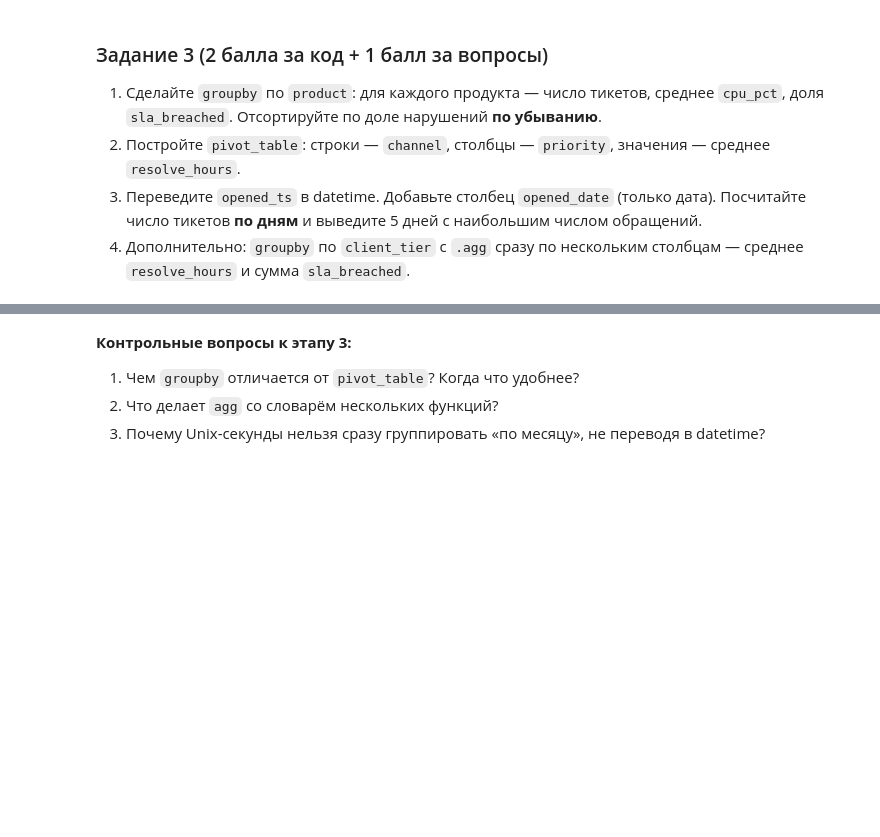
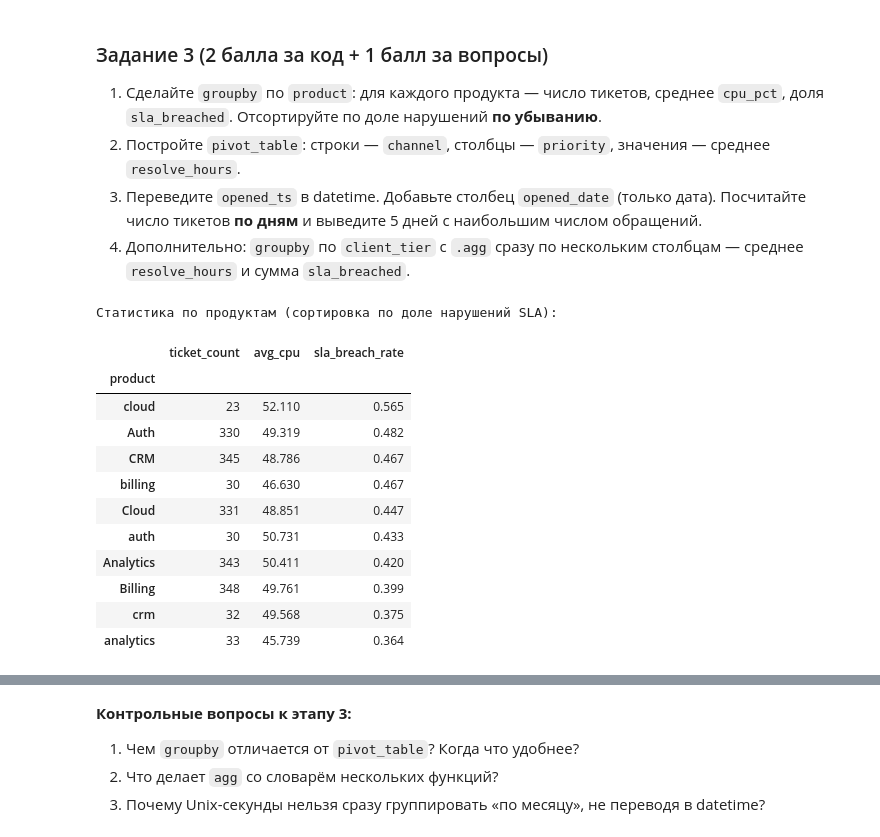
Before and after one commit to AstronomekDomansky/-.-1, a Jupyter notebook: СииБД3.ipynb, the cells around one changed output, grey strips where cells are left out. Saved outputs shown, nothing was run; the diff lists cells and outputs as text; code cells hidden in the pictures; blank space fills up the shorter version.

```diff
--- a/СииБД3.ipynb
+++ b/СииБД3.ipynb
@@ -196,0 +221,26 @@ print(df_time.groupby(df_time["opened_at"].dt.to_period("M")).size())
+# %%
+#  ВАШ КОД (Задание 3)
+
+# 1. groupby по product
+product_stats = df_raw.groupby('product').agg(
+    ticket_count=('ticket_id', 'count'),
+    avg_cpu=('cpu_pct', 'mean'),
+    sla_breach_rate=('sla_breached', 'mean')
+).sort_values('sla_breach_rate', ascending=False)
+
+print("Статистика по продуктам (сортировка по доле нарушений SLA):")
+display(product_stats.round(3))
+# %% [output]
+Статистика по продуктам (сортировка по доле нарушений SLA):
+|  | ticket_count | avg_cpu | sla_breach_rate |
+| product |  |  |  |
+| cloud | 23 | 52.110 | 0.565 |
+| Auth | 330 | 49.319 | 0.482 |
+| CRM | 345 | 48.786 | 0.467 |
+| billing | 30 | 46.630 | 0.467 |
+| Cloud | 331 | 48.851 | 0.447 |
+| auth | 30 | 50.731 | 0.433 |
+| Analytics | 343 | 50.411 | 0.420 |
+| Billing | 348 | 49.761 | 0.399 |
+| crm | 32 | 49.568 | 0.375 |
+| analytics | 33 | 45.739 | 0.364 |
```
Also changed, not shown: parts of 10 cells of this notebook.
